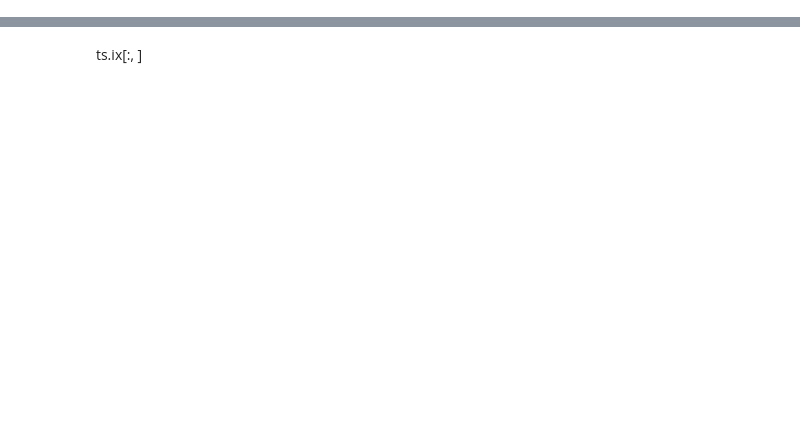
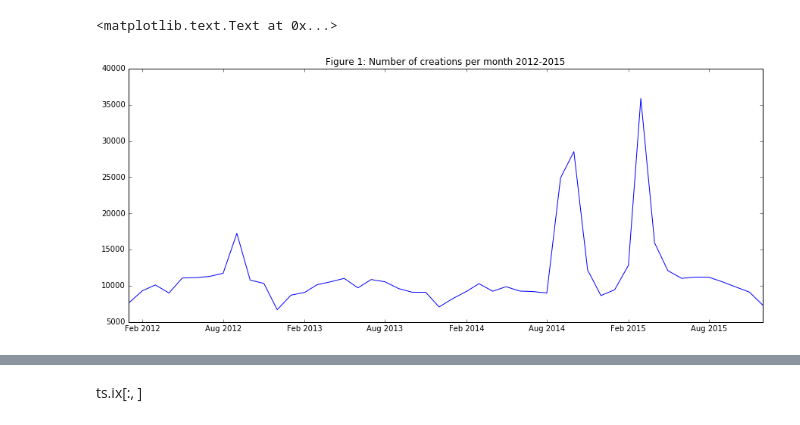
Before and after one commit to NZRS/domain-create-sarima-model, a Jupyter notebook: TimeSeriesForecast.ipynb, the cells around one changed output, grey strips where cells are left out. Cells and saved outputs as stored; diff of their text form; code cells hidden in the pictures; blank space fills up the shorter version.

```diff
--- a/TimeSeriesForecast.ipynb
+++ b/TimeSeriesForecast.ipynb
@@ -65,11 +65,15 @@ df2 = df[['Month', 'Created']]
 # %%
 #Parse the data into time series data
 data_created = df2.copy()
 data_created['Month'] = pd.to_datetime(df2['Month'])
 rcParams['figure.figsize'] = 15, 6
 data_created = data_created.set_index('Month')
 data_point = data_created['2012-01': '2015-12']
-#plt.plot(data_point)#plt.title('Figure 1: Number of creations per month 2012-2015')
+plt.plot(data_point)
+plt.title('Figure 1: Number of creations per month 2012-2015')
+# %% [output]
+<matplotlib.text.Text at 0x...>
+[figure, added]
 # %%
 fig = plt.figure(figsize=(8,6))
 bplot = plt.boxplot(data_point.Created,
```
Also changed, not shown: parts of 11 cells of this notebook.
